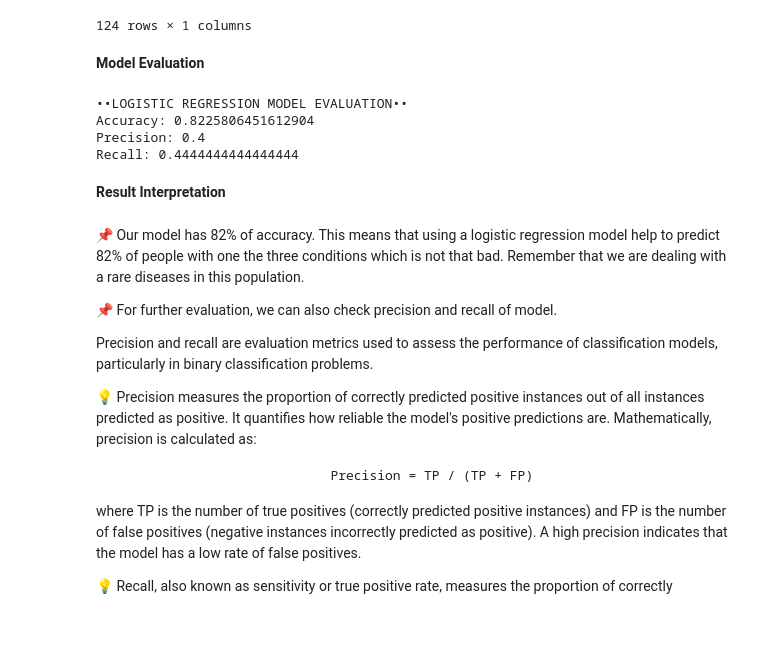
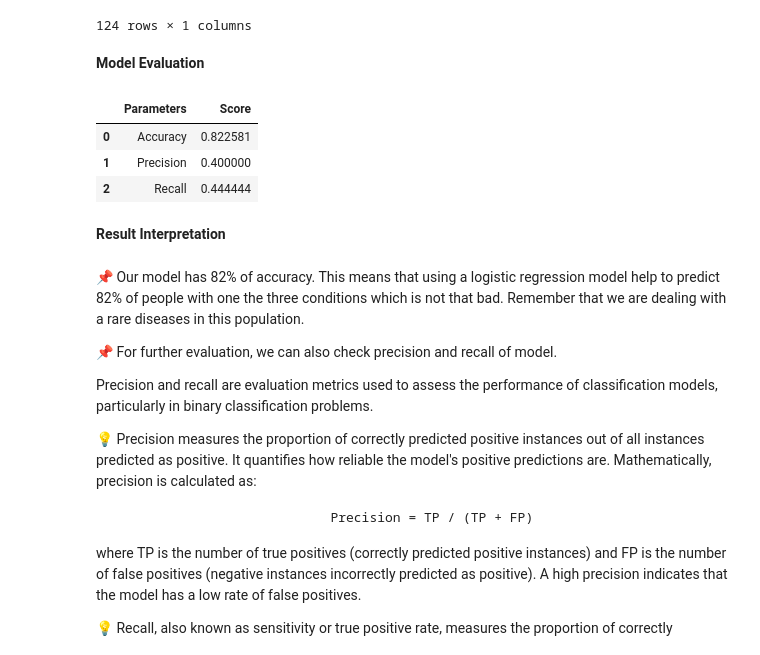
Before and after one commit to boniale/ML_iard, a Jupyter notebook: ml_diseases_mod.ipynb, the cells around one changed output. Cells and saved outputs as stored; diff of their text form; code cells hidden in the pictures; blank space fills up the shorter version.

Commit message:
accuracy tables

```diff
--- a/ml_diseases_mod.ipynb
+++ b/ml_diseases_mod.ipynb
@@ -607,22 +607,25 @@ logy_pred
 **Model Evaluation**
 # %%
 # Evaluate the accuracy of the classifier
-print('••LOGISTIC REGRESSION MODEL EVALUATION••')
 
 log_metrics = metrics.accuracy_score(y_test, logy_pred)
 
-print("Accuracy:", log_metrics)
-
 # Model Precision
-print("Precision:", metrics.precision_score(y_test, logy_pred))
+prec_log = metrics.precision_score(y_test, logy_pred)
 
 # Model Recall
-print("Recall:", metrics.recall_score(y_test, logy_pred))
+rec_log = metrics.recall_score(y_test, logy_pred)
-# %% [output]
-••LOGISTIC REGRESSION MODEL EVALUATION••
-Accuracy: 0.8225806451612904
-Precision: 0.4
-Recall: 0.4444444444444444
+# %%
+log_models_accuracy = pd.DataFrame({'Parameters':['Accuracy', 'Precision', 'Recall'],
+                                'Score':[log_metrics, prec_log , rec_log]
+                           })
+
+log_models_accuracy
+# %% [output]
+|  | Parameters | Score |
+| 0 | Accuracy | 0.822581 |
+| 1 | Precision | 0.400000 |
+| 2 | Recall | 0.444444 |
 # %% [markdown]
 **Result Interpretation**
 # %% [markdown]
```
Also changed, not shown: parts of 8 cells of this notebook.
